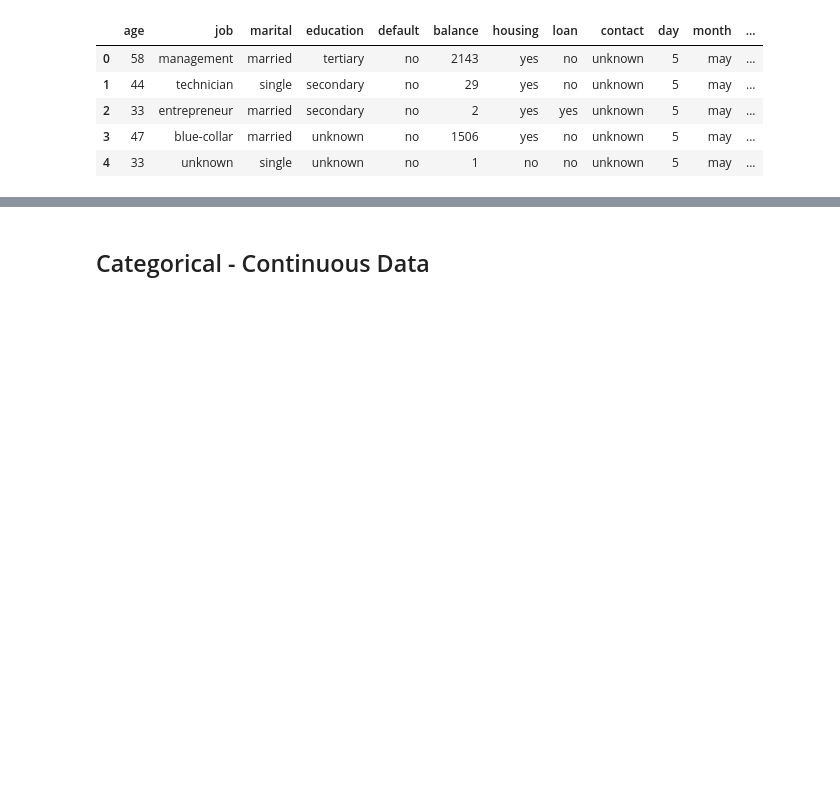
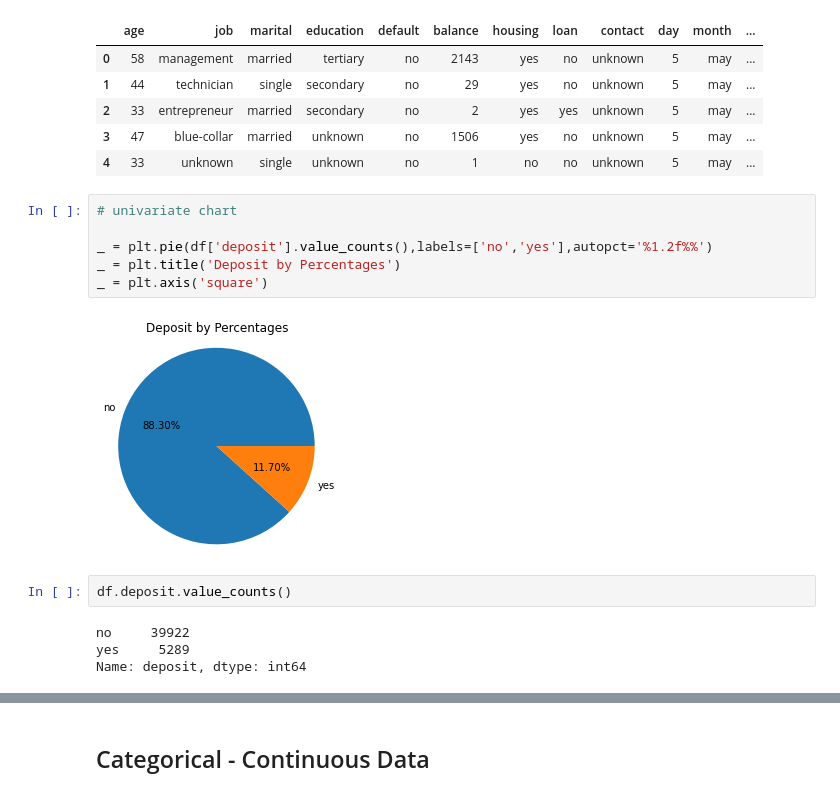
Before and after one commit to jasmineregner/Predictive-Marketing, a Jupyter notebook: bank_marketing.ipynb, the cells around one changed output, grey strips where cells are left out. Drawn from its saved outputs; the diff is of its cells as text; blank space fills up the shorter version.

```diff
--- a/bank_marketing.ipynb
+++ b/bank_marketing.ipynb
@@ -499,4 +502,18 @@ df.head()
 | 2 | 33 | entrepreneur | married | secondary | no | 2 | yes | yes | unknown | 5 | may | ... |
 | 3 | 47 | blue-collar | married | unknown | no | 1506 | yes | no | unknown | 5 | may | ... |
 | 4 | 33 | unknown | single | unknown | no | 1 | no | no | unknown | 5 | may | ... |
+# %%
+# univariate chart
+
+_ = plt.pie(df['deposit'].value_counts(),labels=['no','yes'],autopct='%1.2f%%')
+_ = plt.title('Deposit by Percentages')
+_ = plt.axis('square')
+# %% [output]
+[figure, added]
+# %%
+df.deposit.value_counts()
+# %% [output]
+no     39922
+yes     5289
+Name: deposit, dtype: int64
 # %%
```
Also changed, not shown: parts of 66 cells of this notebook.
